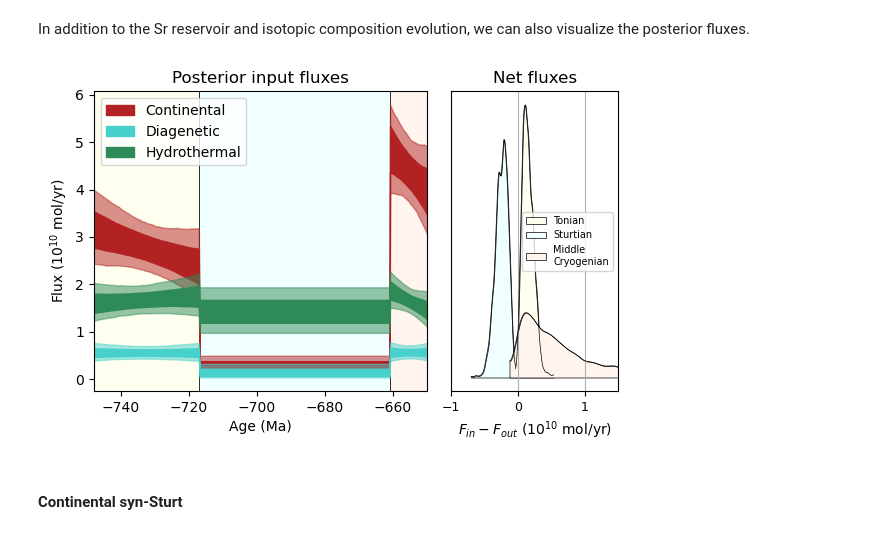
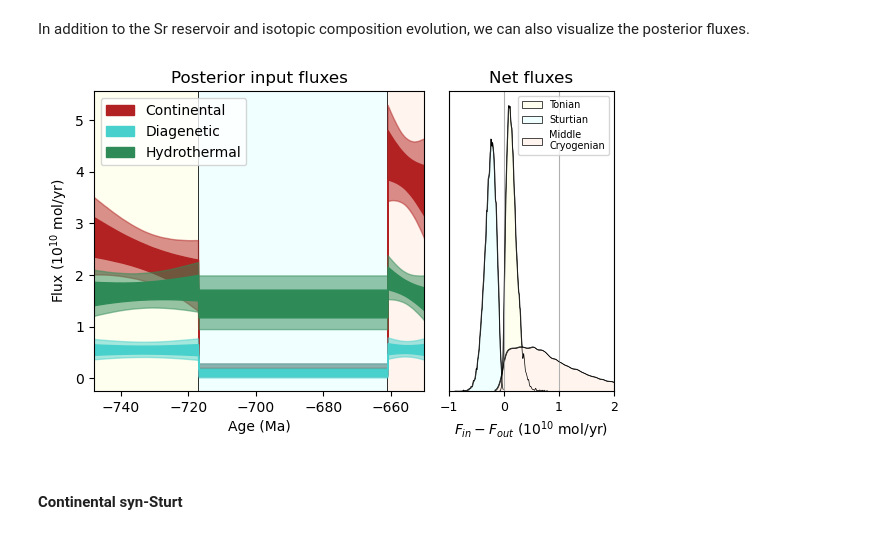
Before and after one commit to sarttiso/Neoproterozoic-strontium-box-model, a Jupyter notebook: strontium_box_model.ipynb, the cells around one changed output. Drawn from its saved outputs; the diff is of its cells as text; code cells hidden in the pictures.

Commit message:
new model, figures and minor figure edits

```diff
--- a/strontium_box_model.ipynb
+++ b/strontium_box_model.ipynb
@@ -614,7 +615,7 @@ trace = az.from_netcdf('models/2025-02-04_smc_12-chains_5k.nc')
 As with the prior predictive model, we use the posterior draws for the parameters and then solve the ODE forward model to evaluate the posterior inference for the time evolution of the Sr reservoir and isotopic composition.
 # %%
 # get posterior samples
-n_sam = 60000
+n_sam = 100000
 posterior_params = az.extract(trace, num_samples=n_sam)
 
 F_ri_posterior = posterior_params.F_ri.to_numpy().squeeze()
@@ -871,37 +878,38 @@ ax[0].fill_between(t/1e6, F_ri_post_68[:,0]/1e10, F_ri_post_68[:,1]/1e10, color=
 ax[0].fill_between(t/1e6, F_di_post_95[:,0]/1e10, F_di_post_95[:,1]/1e10, color=c_di, alpha=0.5)
 ax[0].fill_between(t/1e6, F_di_post_68[:,0]/1e10, F_di_post_68[:,1]/1e10, color=c_di, alpha=1, label='Diagenetic')
 
 ax[0].fill_between(t/1e6, F_ht_post_95[:,0]/1e10, F_ht_post_95[:,1]/1e10, color=c_ht, alpha=0.5)
 ax[0].fill_between(t/1e6, F_ht_post_68[:,0]/1e10, F_ht_post_68[:,1]/1e10, color=c_ht, alpha=1, label='Hydrothermal')
 
 ax[0].axvspan(t0/1e6, t1_st/1e6, **ton_patch, zorder=-10)
 ax[0].axvspan(t1_st/1e6, t2_st/1e6, **stu_patch, zorder=-10)
 ax[0].axvspan(t2_st/1e6, t1/1e6, **mcy_patch, zorder=-10)
 
 ax[0].set_xlim([-748, -650])
 ax[0].set_xlabel('Age (Ma)')
 ax[0].set_ylabel('Flux ($10^{10}$ mol/yr)')
 ax[0].legend()
 ax[0].set_title('Posterior input fluxes')
 
 az.plot_kde(F_net_ton/1e10, ax=ax[1], plot_kwargs=kde_plot_kwargs, fill_kwargs=ton_patch, label='Tonian')
 az.plot_kde(F_net_stu/1e10, ax=ax[1], plot_kwargs=kde_plot_kwargs, fill_kwargs=stu_patch, label='Sturtian')
 az.plot_kde(F_net_mcy/1e10, ax=ax[1], plot_kwargs=kde_plot_kwargs, fill_kwargs=mcy_patch, label='Middle\nCryogenian', textsize=9)
-ax[1].set_xlim([-1, 1.5])
+ax[1].set_xlim([-1, 2])
 ax[1].legend(fontsize=7)
 ax[1].set_title('Net fluxes')
 ax[1].set_xlabel('$F_{in}-F_{out}$ ($10^{10}$ mol/yr)')
 ax[1].set_yticks([])
 ax[1].grid(axis='x')
+ax[1].set_ylim(bottom=0)
 
 plt.tight_layout()
 
-# plt.savefig('figures/posterior_fluxes.pdf', format='pdf', bbox_inches='tight', dpi=600)
-# plt.savefig('figures/posterior_fluxes.png', format='png', bbox_inches='tight', dpi=600)
+plt.savefig('figures/posterior_fluxes.pdf', format='pdf', bbox_inches='tight', dpi=600)
+plt.savefig('figures/posterior_fluxes.png', format='png', bbox_inches='tight', dpi=600)
 
 plt.show()
 # %% [output]
-[figure, old version]
+[figure, new version]
 # %% [markdown]
 #### Continental syn-Sturt
 # %% [markdown]
```
Also changed, not shown: parts of 13 cells of this notebook, 13 other files.
